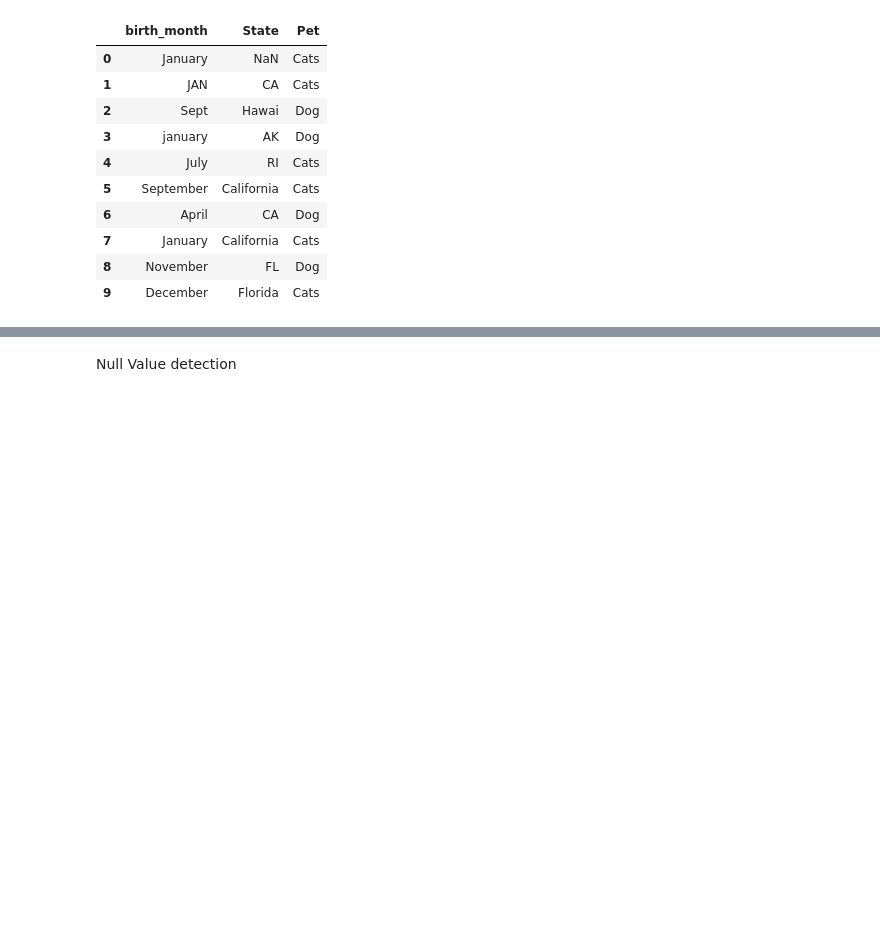
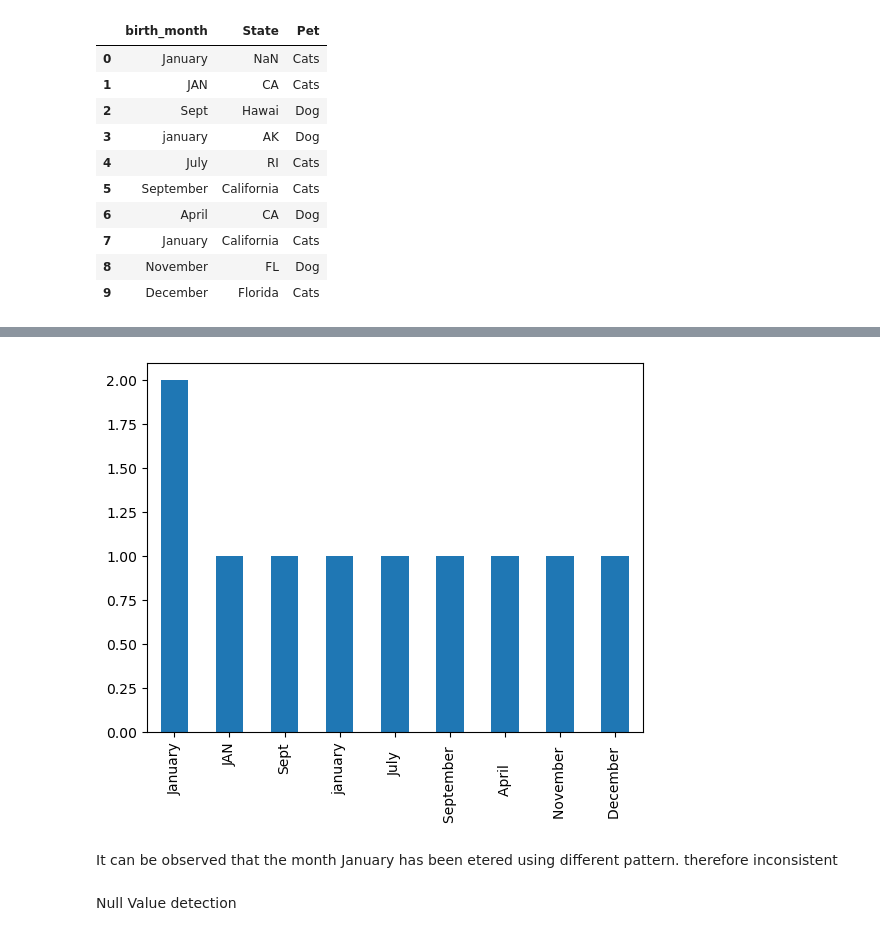
Before and after one commit to AbdulrahmanYusuf/ArewaDS-Machine-Learning-Assignments, a Jupyter notebook: week2/datapre.ipynb, the cells around one changed output, grey strips where cells are left out. Saved outputs shown, nothing was run; the diff lists cells and outputs as text; code cells hidden in the pictures; blank space fills up the shorter version.

```diff
--- a/week2/datapre.ipynb
+++ b/week2/datapre.ipynb
@@ -25,3 +36,10 @@ AttributeError: 'function' object has no attribute 'plot'
+# %%
+form_df['birth_month'].value_counts().plot(kind='bar');
+plt.show()
+# %% [output]
+[figure, added]
+# %% [markdown]
+It can be observed that the month January has been etered using different pattern. therefore inconsistent
 # %% [markdown]
 Null Value detection
 # %%
```
Also changed, not shown: parts of 9 cells of this notebook, 9 other files.
